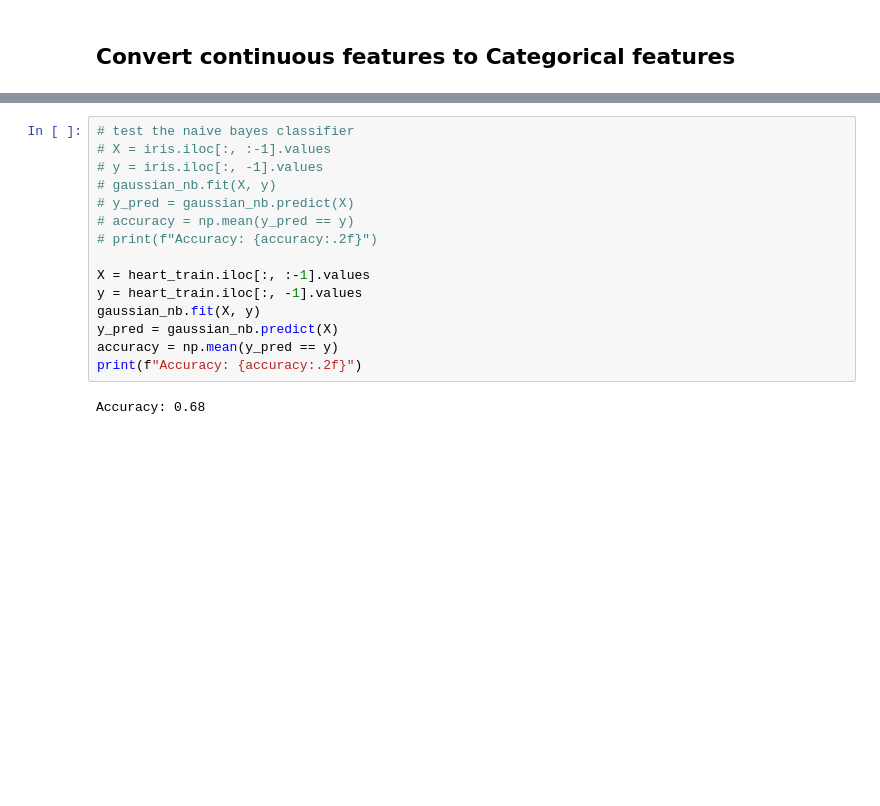
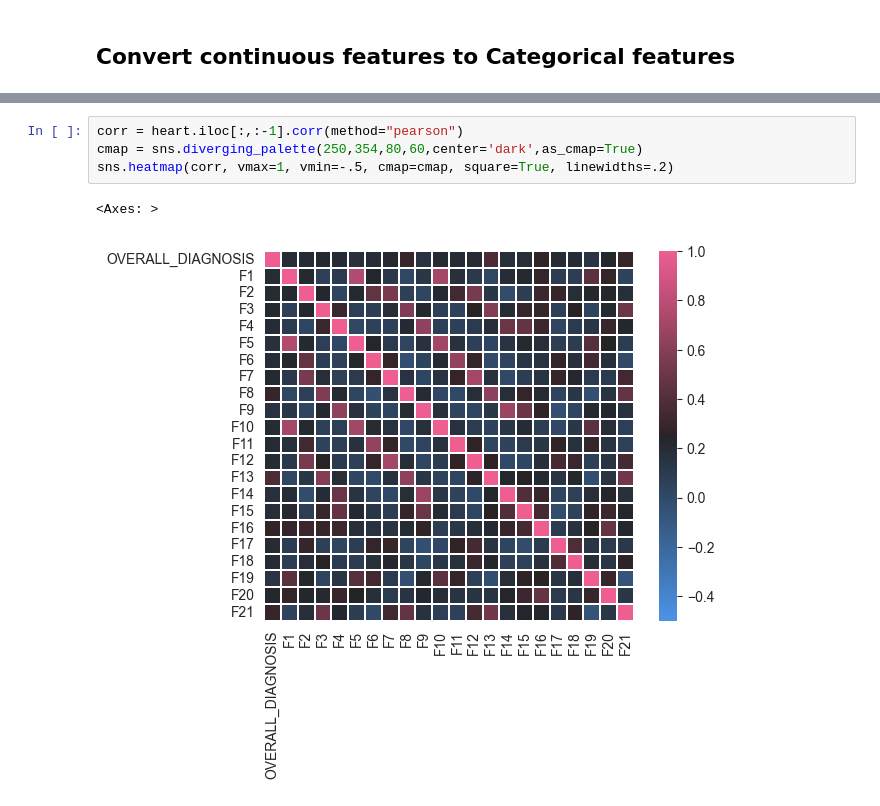
Before and after one commit to Shubham-Rasal/assignments_python, a Jupyter notebook: mining/assignment3/naive bayes.ipynb, the cells around one changed output, grey strips where cells are left out. Saved outputs shown, nothing was run; the diff lists cells and outputs as text; blank space fills up the shorter version.

Commit message:
naive bayes

```diff
--- a/mining/assignment3/naive bayes.ipynb
+++ b/mining/assignment3/naive bayes.ipynb
@@ -349,17 +310,7 @@ heart_train.describe()
-# %%
-# test the naive bayes classifier
-# X = iris.iloc[:, :-1].values
-# y = iris.iloc[:, -1].values
-# gaussian_nb.fit(X, y)
-# y_pred = gaussian_nb.predict(X)
-# accuracy = np.mean(y_pred == y)
-# print(f"Accuracy: {accuracy:.2f}")
-
-X = heart_train.iloc[:, :-1].values
-y = heart_train.iloc[:, -1].values
-gaussian_nb.fit(X, y)
-y_pred = gaussian_nb.predict(X)
-accuracy = np.mean(y_pred == y)
-print(f"Accuracy: {accuracy:.2f}")
-# %% [output]
-Accuracy: 0.68
+# %%
+corr = heart.iloc[:,:-1].corr(method="pearson")
+cmap = sns.diverging_palette(250,354,80,60,center='dark',as_cmap=True)
+sns.heatmap(corr, vmax=1, vmin=-.5, cmap=cmap, square=True, linewidths=.2)
+# %% [output]
+<Axes: >
+[figure, added]
```
Also changed, not shown: parts of 14 cells of this notebook.
